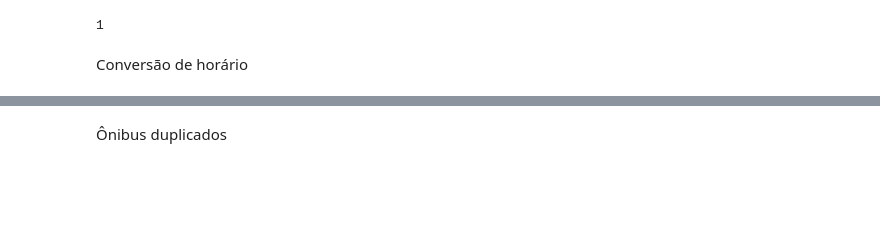
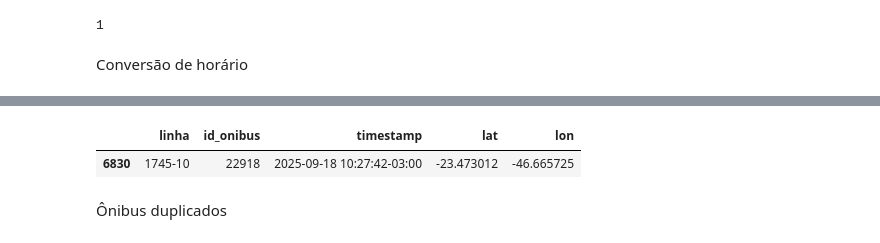
Before and after one commit to olivia-s-a/TESTES-dataset-onibus_eletricos, a Jupyter notebook: 07_teste_api.ipynb, the cells around one changed output, grey strips where cells are left out. Cells and saved outputs as stored; diff of their text form; code cells hidden in the pictures; blank space fills up the shorter version.

```diff
--- a/07_teste_api.ipynb
+++ b/07_teste_api.ipynb
@@ -207,3 +207,10 @@ print(horas_unicas)
+# %%
+onze_horas = df_posicoes[df_posicoes["timestamp"].dt.hour == 10]
+
+onze_horas
+# %% [output]
+|  | linha | id_onibus | timestamp | lat | lon |
+| 6830 | 1745-10 | 22918 | 2025-09-18 10:27:42-03:00 | -23.473012 | -46.665725 |
 # %% [markdown]
 Ônibus duplicados
 # %%
```
Also changed, not shown: parts of 5 cells of this notebook.
